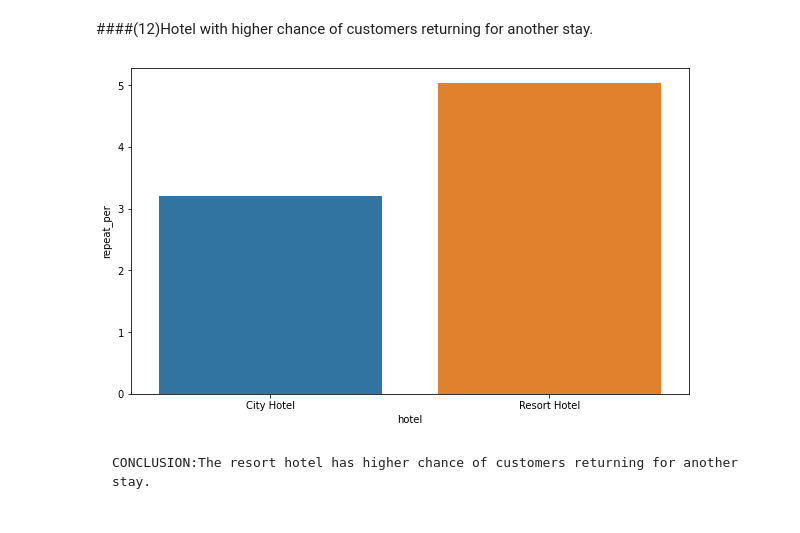
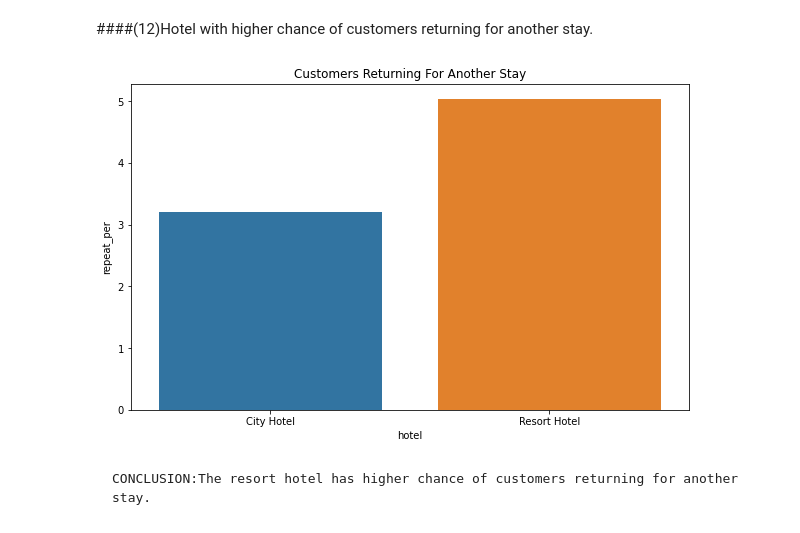
Before and after one commit to Adeve903/Ambuj-EDA-Hotel-booking, a Jupyter notebook: Hotel_Booking_Analysis_Capstone_Project.ipynb, the cells around one changed output. Saved outputs shown, nothing was run; the diff lists cells and outputs as text; code cells hidden in the pictures.

```diff
--- a/Hotel_Booking_Analysis_Capstone_Project.ipynb
+++ b/Hotel_Booking_Analysis_Capstone_Project.ipynb
@@ -360,22 +365,23 @@ plt.show()
 # %%
 #Counting repeat customer bookings
 repeat_customer = hotel_df[hotel_df['is_repeated_guest'] == 1]
 repeat_grp = repeat_customer.groupby('hotel')
 a1 = pd.DataFrame(repeat_grp.size()).rename(columns = {0:'total_repeat_guests'})
 
 #Counting total bookings
 total_booking = grouped_by_hotel.size()
 a2 = pd.DataFrame(total_booking).rename(columns = {0:'total_bookings'})
 a3 = pd.concat([a1,a2],axis = 1)
 
 #Calculation repeat percentage
 a3['repeat_per'] = round((a3['total_repeat_guests']/a3['total_bookings'])*100,2)
 
 plt.figure(figsize = (10,6))
 sbn.barplot(x = a3.index , y = a3['repeat_per'])
+plt.title('Customers Returning For Another Stay')
 plt.show()
 # %% [output]
-[figure, old version]
+[figure, new version]
 # %% [markdown]
     CONCLUSION:The resort hotel has higher chance of customers returning for another stay.
 # %% [markdown]
```
Also changed, not shown: parts of 42 cells of this notebook.
